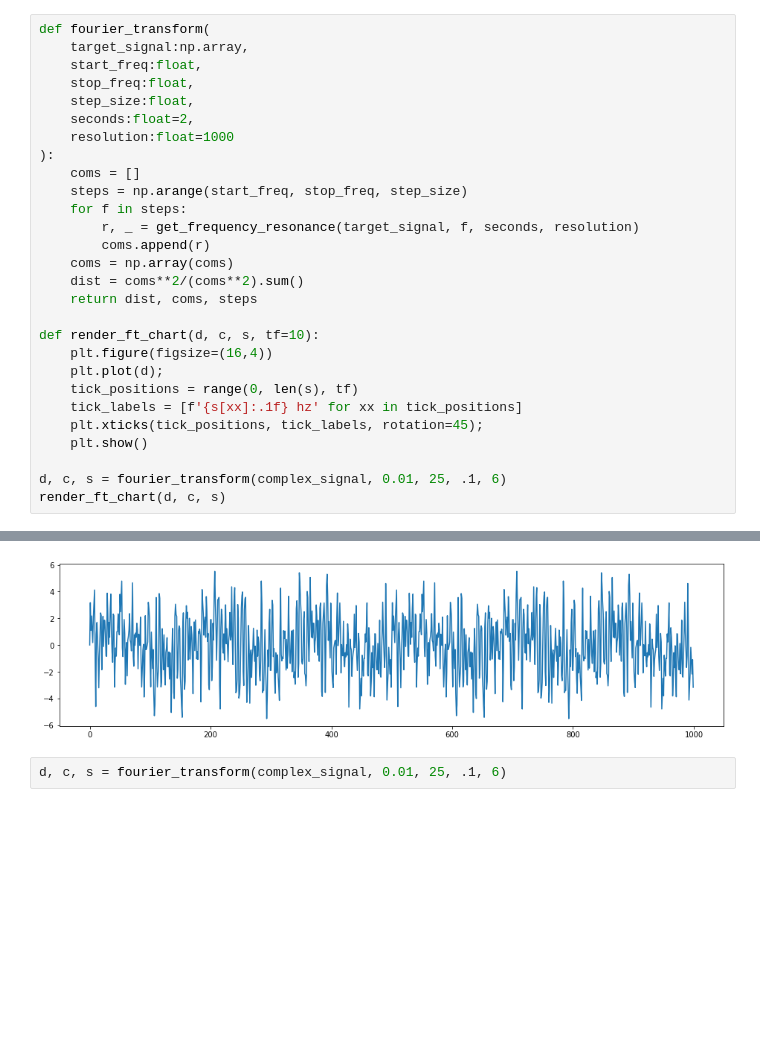
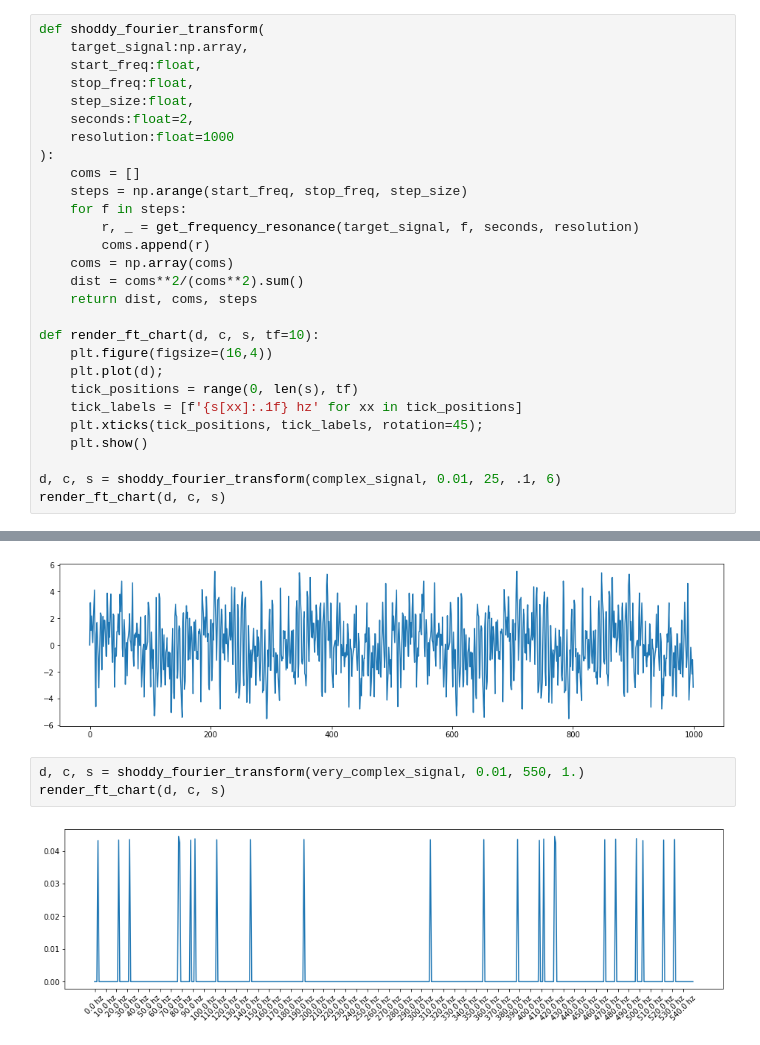
Before and after one commit to pvwoods/elko, a Jupyter notebook: notebooks/ms-stft.ipynb, the cells around one changed output, grey strips where cells are left out. Saved outputs shown, nothing was run; the diff lists cells and outputs as text; blank space fills up the shorter version.

```diff
--- a/notebooks/ms-stft.ipynb
+++ b/notebooks/ms-stft.ipynb
@@ -196,7 +196,7 @@ plt.plot(x0 - r0);
 # %% [output]
 [figure]
 # %%
-def fourier_transform(
+def shoddy_fourier_transform(
     target_signal:np.array,
     start_freq:float,
     stop_freq:float,
@@ -221,7 +221,7 @@ def render_ft_chart(d, c, s, tf=10):
     plt.xticks(tick_positions, tick_labels, rotation=45);
     plt.show()
 
-d, c, s = fourier_transform(complex_signal, 0.01, 25, .1, 6)
+d, c, s = shoddy_fourier_transform(complex_signal, 0.01, 25, .1, 6)
 render_ft_chart(d, c, s)
 # %% [output]
 [figure]
@@ -232,4 +232,7 @@ plt.plot(very_complex_signal);
 # %% [output]
 [figure]
 # %%
-d, c, s = fourier_transform(complex_signal, 0.01, 25, .1, 6)
+d, c, s = shoddy_fourier_transform(very_complex_signal, 0.01, 550, 1.)
+render_ft_chart(d, c, s)
+# %% [output]
+[figure, added]
```
Also changed, not shown: parts of 1 cell of this notebook.
